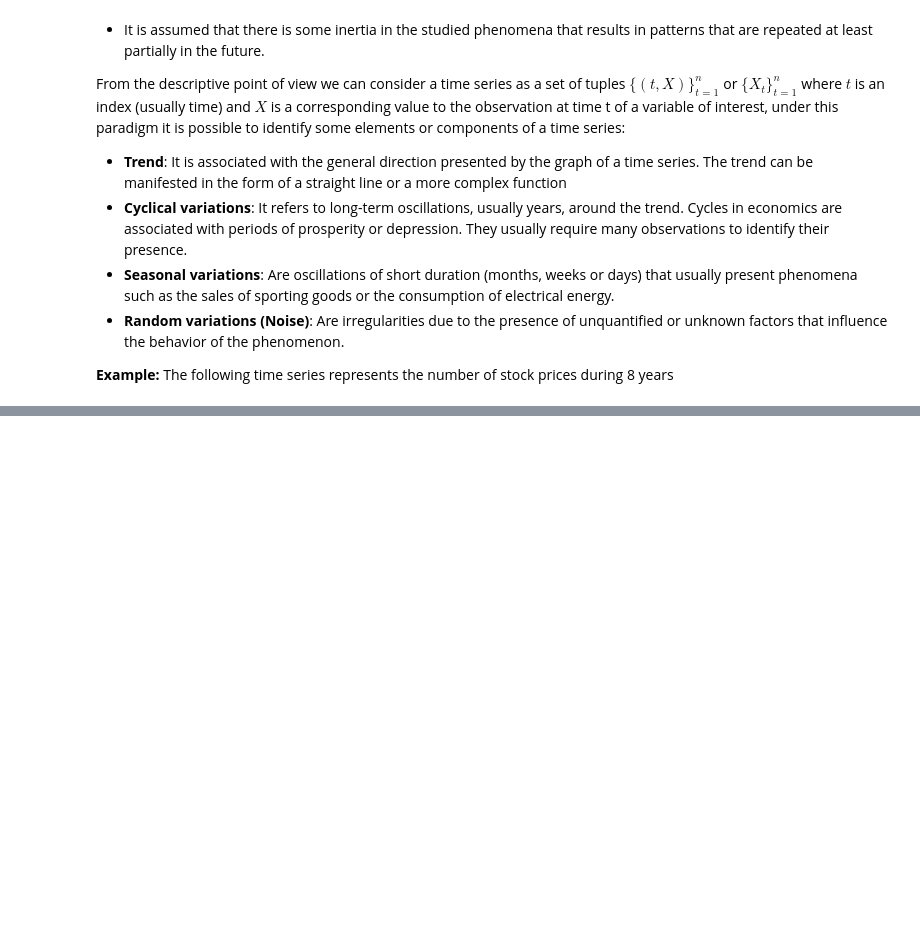
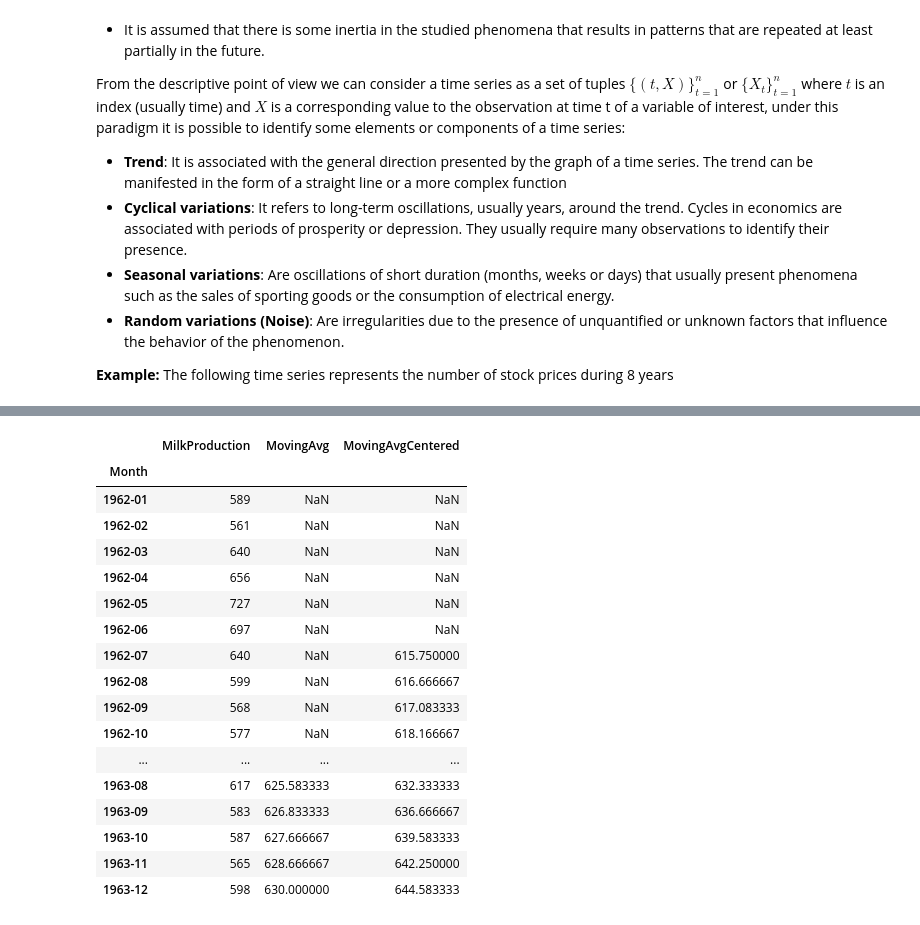
Before and after one commit to ErickEduardoAH/TimeSeriesAnalysis, a Jupyter notebook: 1.1 Time Series Descriptive Models - time series smoothing methods.ipynb, the cells around one changed output, grey strips where cells are left out. Drawn from its saved outputs; the diff is of its cells as text; code cells hidden in the pictures; blank space fills up the shorter version.

```diff
--- a/1.1 Time Series Descriptive Models - time series smoothing methods.ipynb
+++ b/1.1 Time Series Descriptive Models - time series smoothing methods.ipynb
@@ -73,0 +89,26 @@ This equations derives an alternative form of moving average computation, based
+# %%
+col = 'MilkProduction'
+period = 12
+milkTimeSeriesPD = pd.read_csv('DataSets/MilkProductionPounds.csv',index_col='Month')
+milkTimeSeriesPD[['MovingAvg']] = milkTimeSeriesPD[[col]].rolling(period).mean()
+milkTimeSeriesPD[['MovingAvgCentered']] = milkTimeSeriesPD[[col]].rolling(period,center=True).mean()
+display(milkTimeSeriesPD[:period*2])
+# %% [output]
+|  | MilkProduction | MovingAvg | MovingAvgCentered |
+| Month |  |  |  |
+| 1962-01 | 589 | NaN | NaN |
+| 1962-02 | 561 | NaN | NaN |
+| 1962-03 | 640 | NaN | NaN |
+| 1962-04 | 656 | NaN | NaN |
+| 1962-05 | 727 | NaN | NaN |
+| 1962-06 | 697 | NaN | NaN |
+| 1962-07 | 640 | NaN | 615.750000 |
+| 1962-08 | 599 | NaN | 616.666667 |
+| 1962-09 | 568 | NaN | 617.083333 |
+| 1962-10 | 577 | NaN | 618.166667 |
+| ... | ... | ... | ... |
+| 1963-08 | 617 | 625.583333 | 632.333333 |
+| 1963-09 | 583 | 626.833333 | 636.666667 |
+| 1963-10 | 587 | 627.666667 | 639.583333 |
+| 1963-11 | 565 | 628.666667 | 642.250000 |
+| 1963-12 | 598 | 630.000000 | 644.583333 |
```
Also changed, not shown: parts of 4 cells of this notebook, 1 other file.
